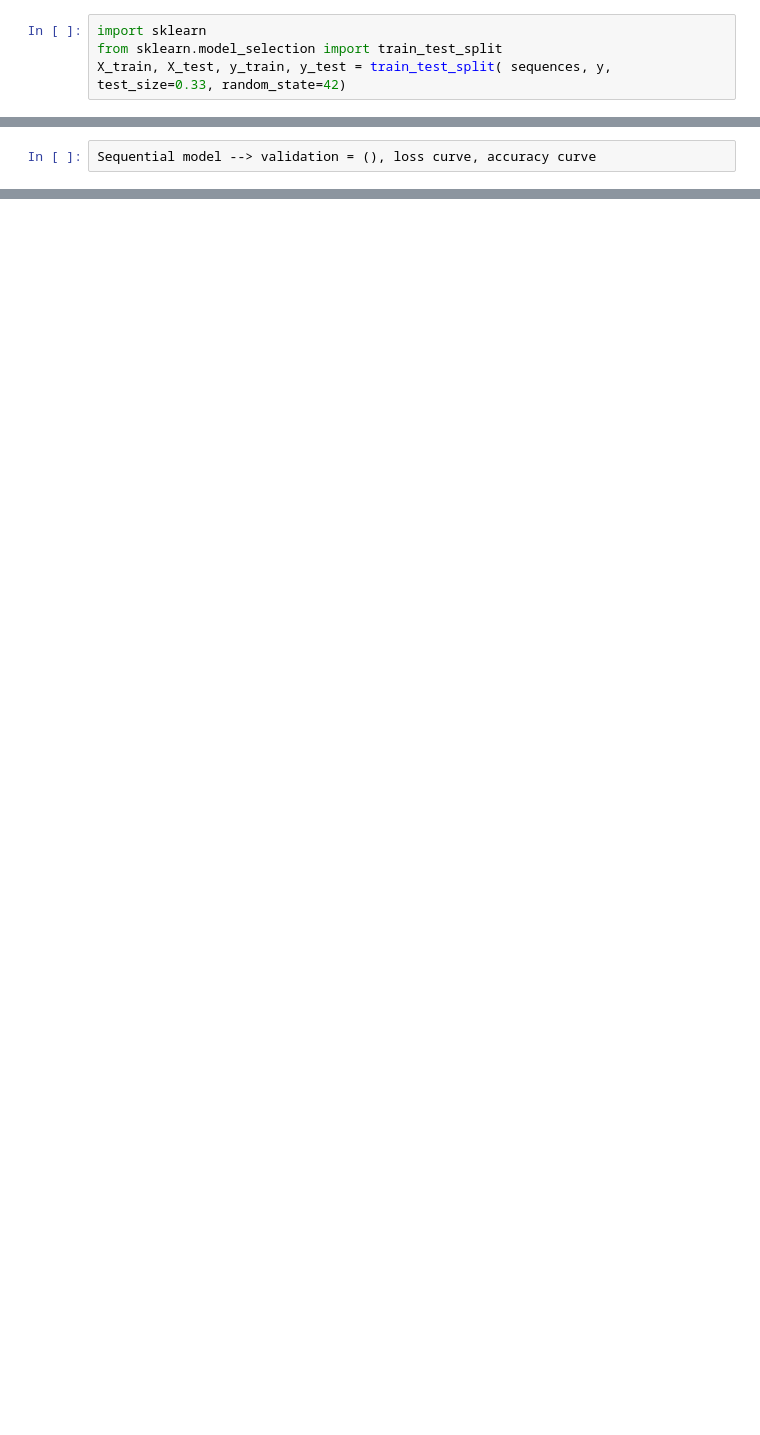
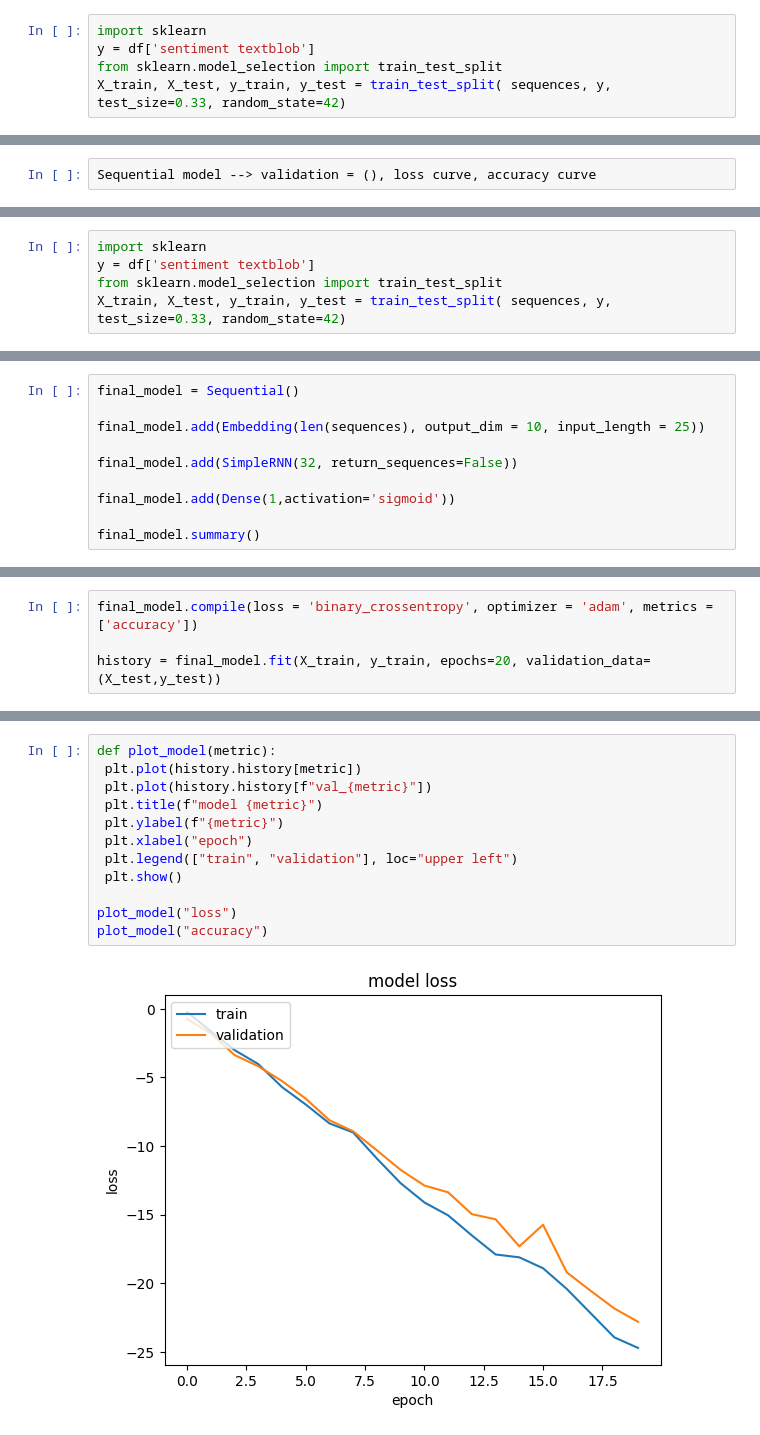
Before and after one commit to IshaqKHATTAK/Natural-Language-Processing, a Jupyter notebook: sentiment_analysis_suing_RNN_keras.ipynb, the cells around one changed output, grey strips where cells are left out. Saved outputs shown, nothing was run; the diff lists cells and outputs as text; blank space fills up the shorter version.

```diff
--- a/sentiment_analysis_suing_RNN_keras.ipynb
+++ b/sentiment_analysis_suing_RNN_keras.ipynb
@@ -354,6 +360,7 @@ len(sequences)
 y = df['sentiment textblob']
 # %%
 import sklearn
+y = df['sentiment textblob']
 from sklearn.model_selection import train_test_split
 X_train, X_test, y_train, y_test = train_test_split( sequences, y, test_size=0.33, random_state=42)
 # %%
@@ -438,0 +451,5 @@ Sequential model --> validation = (), loss curve, accuracy curve
+# %%
+import sklearn
+y = df['sentiment textblob']
+from sklearn.model_selection import train_test_split
+X_train, X_test, y_train, y_test = train_test_split( sequences, y, test_size=0.33, random_state=42)
@@ -438,0 +480,10 @@ Sequential model --> validation = (), loss curve, accuracy curve
+# %%
+final_model = Sequential()
+
+final_model.add(Embedding(len(sequences), output_dim = 10, input_length = 25))
+
+final_model.add(SimpleRNN(32, return_sequences=False))
+
+final_model.add(Dense(1,activation='sigmoid'))
+
+final_model.summary()
@@ -438,0 +506,4 @@ Sequential model --> validation = (), loss curve, accuracy curve
+# %%
+final_model.compile(loss = 'binary_crossentropy', optimizer = 'adam', metrics = ['accuracy'])
+
+history = final_model.fit(X_train, y_train, epochs=20, validation_data=(X_test,y_test))
@@ -438,0 +528,14 @@ Sequential model --> validation = (), loss curve, accuracy curve
+# %%
+def plot_model(metric):
+ plt.plot(history.history[metric])
+ plt.plot(history.history[f"val_{metric}"])
+ plt.title(f"model {metric}")
+ plt.ylabel(f"{metric}")
+ plt.xlabel("epoch")
+ plt.legend(["train", "validation"], loc="upper left")
+ plt.show()
+
+plot_model("loss")
+plot_model("accuracy")
+# %% [output]
+[figure, added]
```
Also changed, not shown: parts of 12 cells of this notebook.
